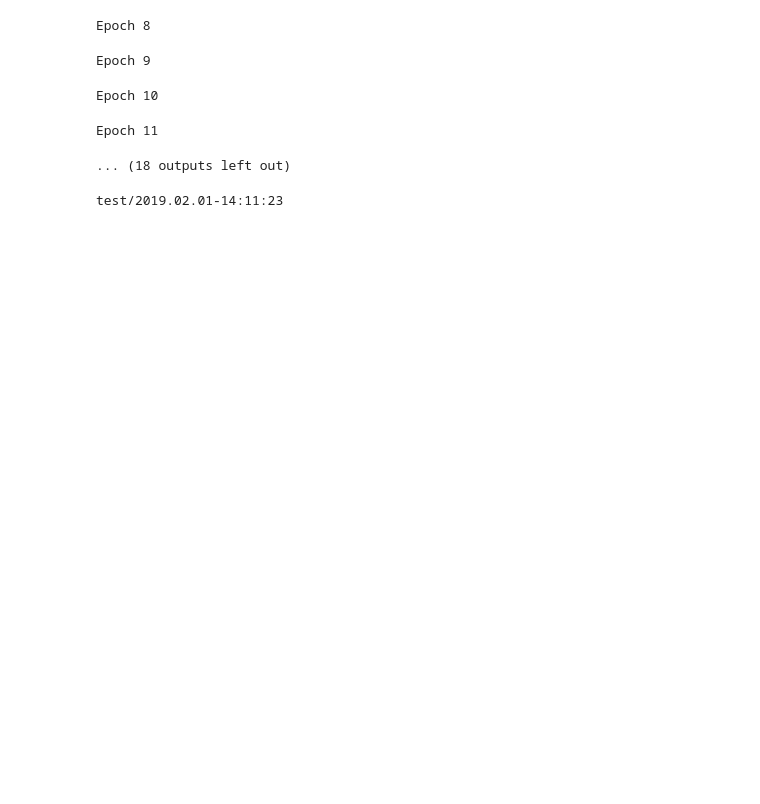
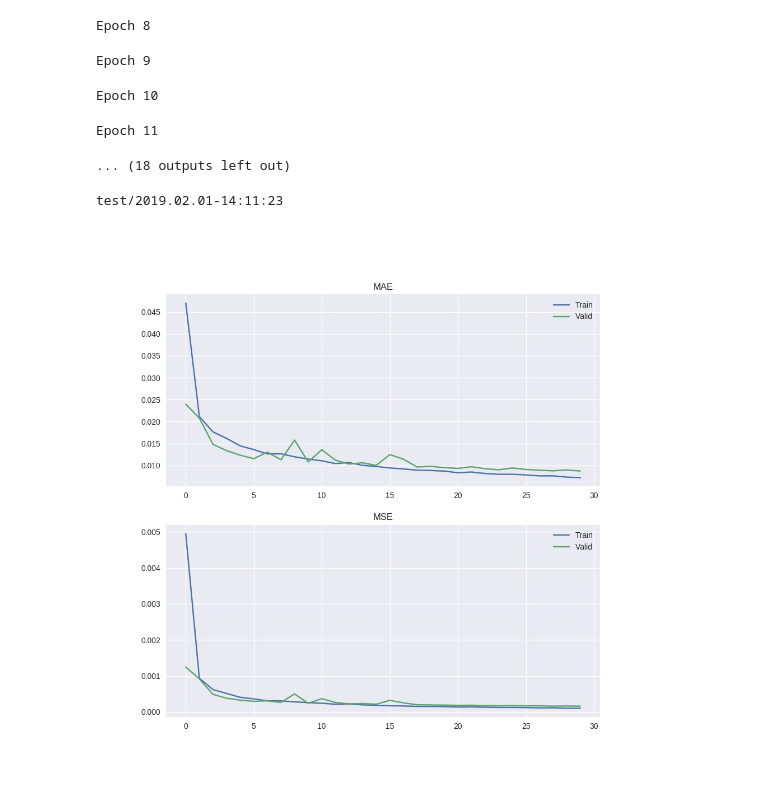
Before and after one commit to dannyyangya/cvlab-2019-wintervacation-project, a Jupyter notebook: cvlab_2019_project_ChunLungYang.ipynb, the cells around one changed output. Drawn from its saved outputs; the diff is of its cells as text; code cells hidden in the pictures; blank space fills up the shorter version.

```diff
--- a/cvlab_2019_project_ChunLungYang.ipynb
+++ b/cvlab_2019_project_ChunLungYang.ipynb
@@ -514,3 +514,8 @@ with torch.no_grad():
     df_pred.to_csv(log_dir / 'test_pred.csv', float_format='%.5f', index=False)
 # %% [output]
 test/2019.02.01-14:11:23
+# %%
+from IPython import display
+display.Image(str(log_dir_train / 'metrics.jpg'))
+# %% [output]
+[figure, added]
```
